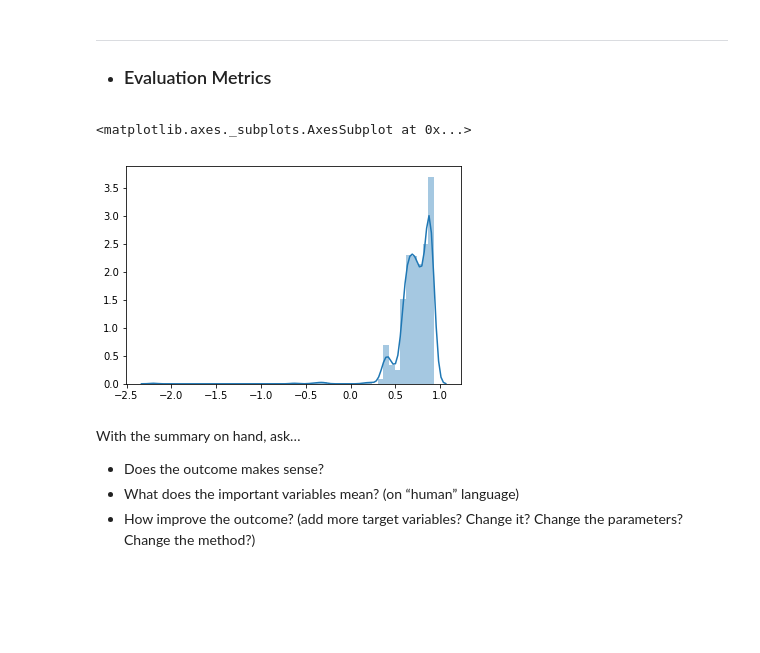
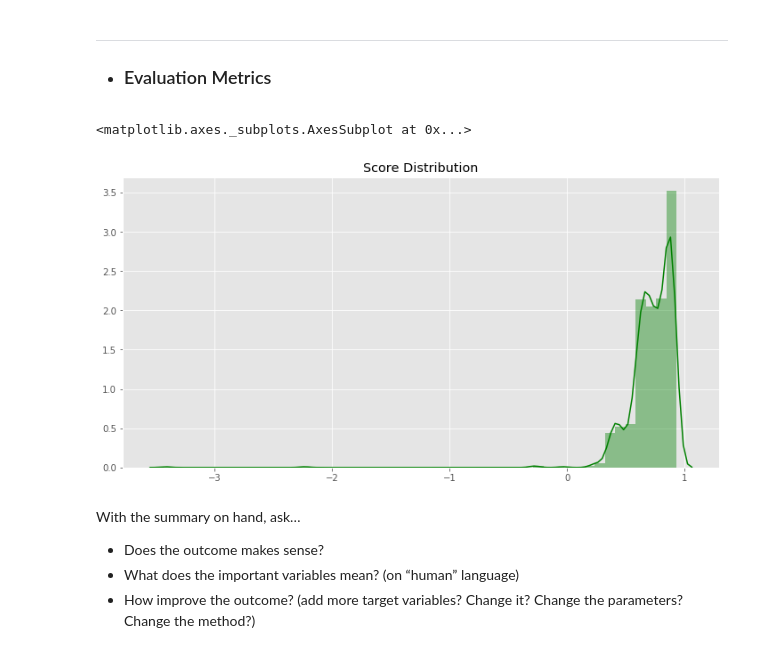
Before and after one commit to MaastrichtU-IDS/data-driven-justice, a Jupyter notebook: notebooks/3) Machine Learning.ipynb, the cells around one changed output. Saved outputs shown, nothing was run; the diff lists cells and outputs as text; code cells hidden in the pictures; blank space fills up the shorter version.

```diff
--- a/notebooks/3) Machine Learning.ipynb
+++ b/notebooks/3) Machine Learning.ipynb
@@ -30,9 +30,10 @@ In any case is easy to identify how to tackle a predictive probles, since is imp
 # %%
 import pandas as pd
 import numpy as np
-import seaborn as sb
+import seaborn as sns
 import matplotlib.pyplot as plt
 %matplotlib inline
+plt.style.use('ggplot')
 # %% [markdown]
 In this case, we are treating with continues variables, the number of crimes, currently we have different dimesions to describe those crimes, also some other numerical variables thought.
 
@@ -209,18 +219,20 @@ plt.scatter(y_test, y_predict, s=20, edgecolor="black", c="darkorange", label="T
 # %%
 model_scores = []
 
 for repetition in range(1000):
     X_train, X_test, y_train, y_test = train_test_split(X, y, test_size=0.33)
 
     model = DecisionTreeRegressor(max_depth=2)
     model.fit(X_train, y_train)
     score = model.score(X_test, y_test)
     model_scores.append(score)
 
-sb.distplot(model_scores)
+plt.figure(figsize=[12, 6])
+plt.title('Score Distribution')
+sns.distplot(model_scores, color="g")
 # %% [output]
 <matplotlib.axes._subplots.AxesSubplot at 0x...>
-[figure, old version]
+[figure, new version]
 # %% [markdown]
 With the summary on hand, ask…
 - Does the outcome makes sense?
```
Also changed, not shown: parts of 12 cells of this notebook, 10 other files.
